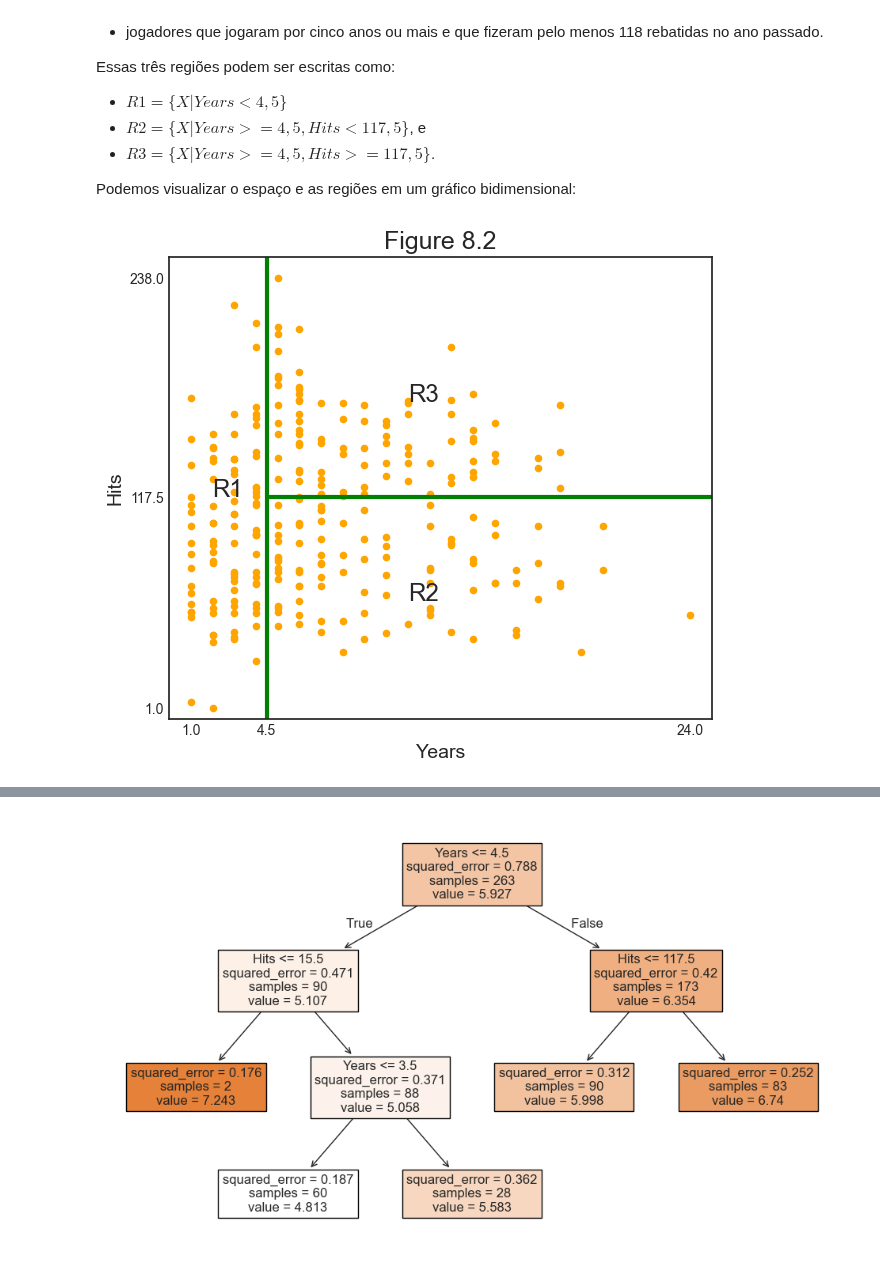
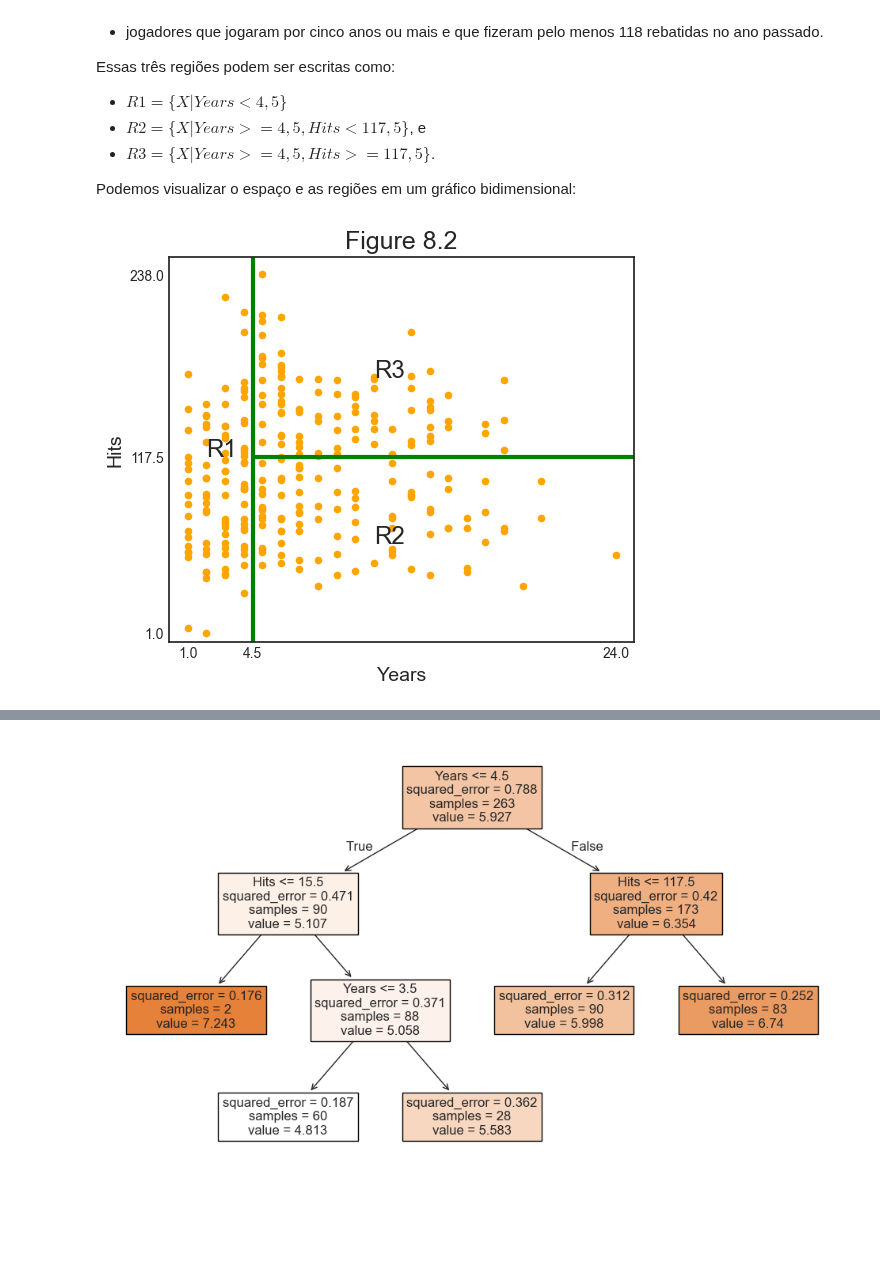
Before and after one commit to Daniel-Uhr/ComputationalEconomics_Notes, a Jupyter notebook: 14_TreeMethods.ipynb, the cells around one changed output, grey strips where cells are left out. Saved outputs shown, nothing was run; the diff lists cells and outputs as text; code cells hidden in the pictures; blank space fills up the shorter version.

```diff
--- a/14_TreeMethods.ipynb
+++ b/14_TreeMethods.ipynb
@@ -211,23 +211,23 @@ Podemos visualizar o espaço e as regiões em um gráfico bidimensional:
 # %%
 # Figura 8.2
 def make_figure_8_2():
 
     # Init
-    hitters.plot('Years', 'Hits', kind='scatter', color='orange', figsize=(7,6))
+    hitters.plot('Years', 'Hits', kind='scatter', color='orange', figsize=(6,5))
     plt.title('Figure 8.2')
     plt.xlim(0,25); plt.ylim(ymin=-5);
     plt.xticks([1, 4.5, 24]); plt.yticks([1, 117.5, 238]);
 
     # Split lines
     plt.vlines(4.5, ymin=-5, ymax=250, color='g')
     plt.hlines(117.5, xmin=4.5, xmax=25, color='g')
 
     # Regions
     plt.annotate('R1', xy=(2,117.5), fontsize='xx-large')
     plt.annotate('R2', xy=(11,60), fontsize='xx-large')
     plt.annotate('R3', xy=(11,170), fontsize='xx-large');
 
 make_figure_8_2()
 # %% [output]
-[figure, old version]
+[figure, new version]
 # %% [markdown]
```
Also changed, not shown: parts of 16 cells of this notebook, 1 other file.
